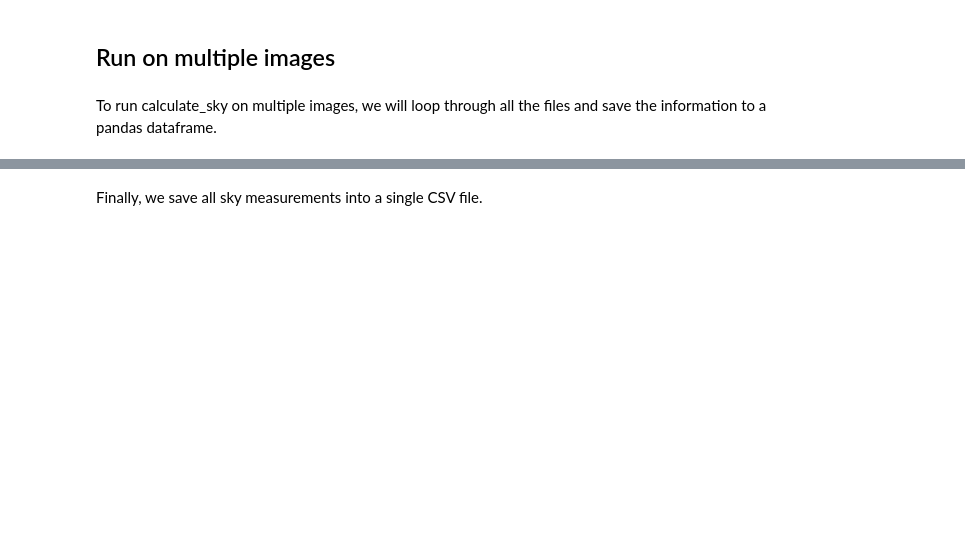
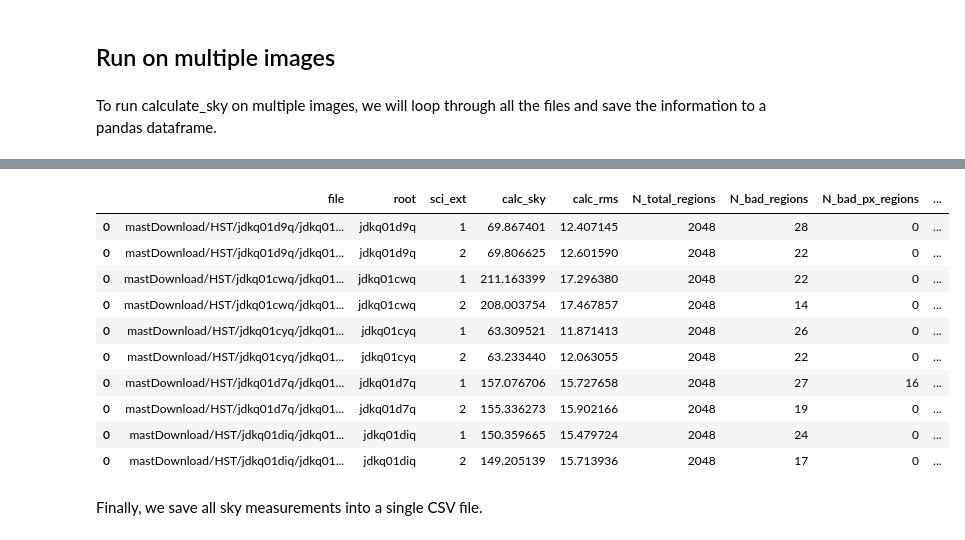
Before and after one commit to rosaliaobrien/skysurf, a Jupyter notebook: Estimating the sky-SB for SKYSURF.ipynb, the cells around one changed output, grey strips where cells are left out. Saved outputs shown, nothing was run; the diff lists cells and outputs as text; code cells hidden in the pictures; blank space fills up the shorter version.

```diff
--- a/Estimating the sky-SB for SKYSURF.ipynb
+++ b/Estimating the sky-SB for SKYSURF.ipynb
@@ -137,4 +145,4 @@ for file in file_list:
         ### Save information to dataframe ###
         tempdf = pd.DataFrame(pd.concat([file_df, pd.DataFrame(sky_dic)], axis = 1))
 
-        df = df.append(tempdf)
+        df = pd.concat([df, tempdf])
@@ -141,3 +160,17 @@ for file in file_list:
+# %%
+df
+# %% [output]
+|  | file | root | sci_ext | calc_sky | calc_rms | N_total_regions | N_bad_regions | N_bad_px_regions | ... |
+| 0 | mastDownload/HST/jdkq01d9q/jdkq01... | jdkq01d9q | 1 | 69.867401 | 12.407145 | 2048 | 28 | 0 | ... |
+| 0 | mastDownload/HST/jdkq01d9q/jdkq01... | jdkq01d9q | 2 | 69.806625 | 12.601590 | 2048 | 22 | 0 | ... |
+| 0 | mastDownload/HST/jdkq01cwq/jdkq01... | jdkq01cwq | 1 | 211.163399 | 17.296380 | 2048 | 22 | 0 | ... |
+| 0 | mastDownload/HST/jdkq01cwq/jdkq01... | jdkq01cwq | 2 | 208.003754 | 17.467857 | 2048 | 14 | 0 | ... |
+| 0 | mastDownload/HST/jdkq01cyq/jdkq01... | jdkq01cyq | 1 | 63.309521 | 11.871413 | 2048 | 26 | 0 | ... |
+| 0 | mastDownload/HST/jdkq01cyq/jdkq01... | jdkq01cyq | 2 | 63.233440 | 12.063055 | 2048 | 22 | 0 | ... |
+| 0 | mastDownload/HST/jdkq01d7q/jdkq01... | jdkq01d7q | 1 | 157.076706 | 15.727658 | 2048 | 27 | 16 | ... |
+| 0 | mastDownload/HST/jdkq01d7q/jdkq01... | jdkq01d7q | 2 | 155.336273 | 15.902166 | 2048 | 19 | 0 | ... |
+| 0 | mastDownload/HST/jdkq01diq/jdkq01... | jdkq01diq | 1 | 150.359665 | 15.479724 | 2048 | 24 | 0 | ... |
+| 0 | mastDownload/HST/jdkq01diq/jdkq01... | jdkq01diq | 2 | 149.205139 | 15.713936 | 2048 | 17 | 0 | ... |
 # %% [markdown]
 Finally, we save all sky measurements into a single CSV file.
 # %%
```
Also changed, not shown: parts of 4 cells of this notebook.
